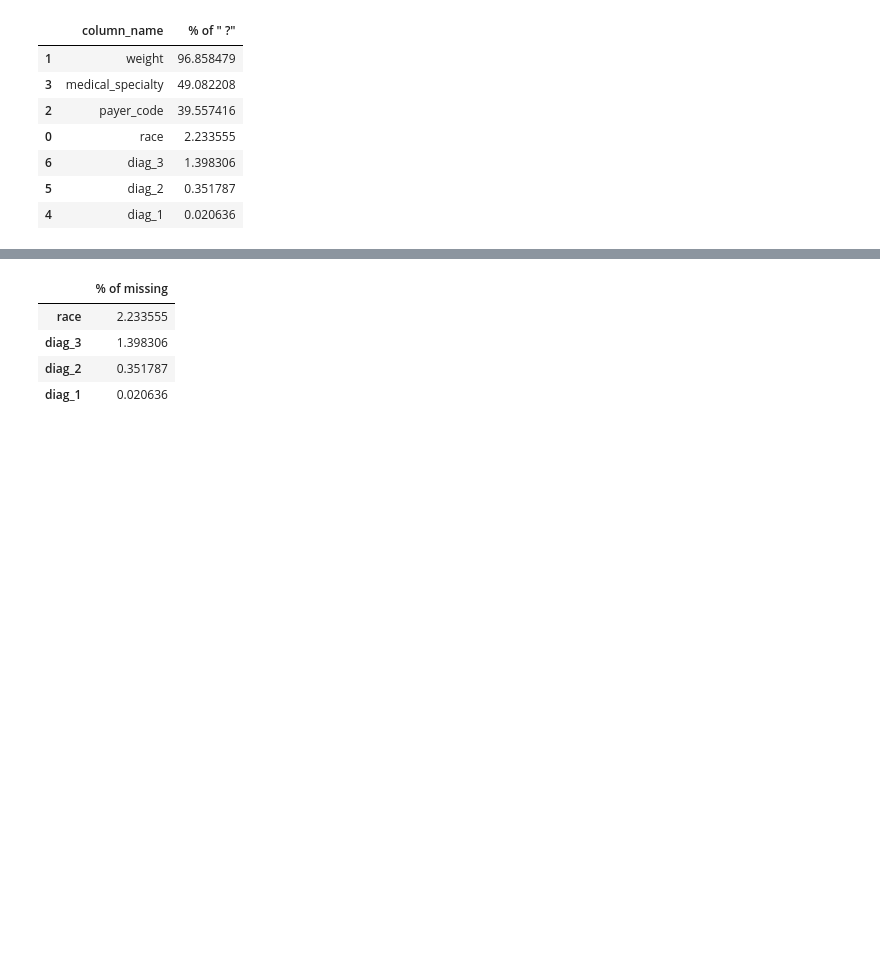
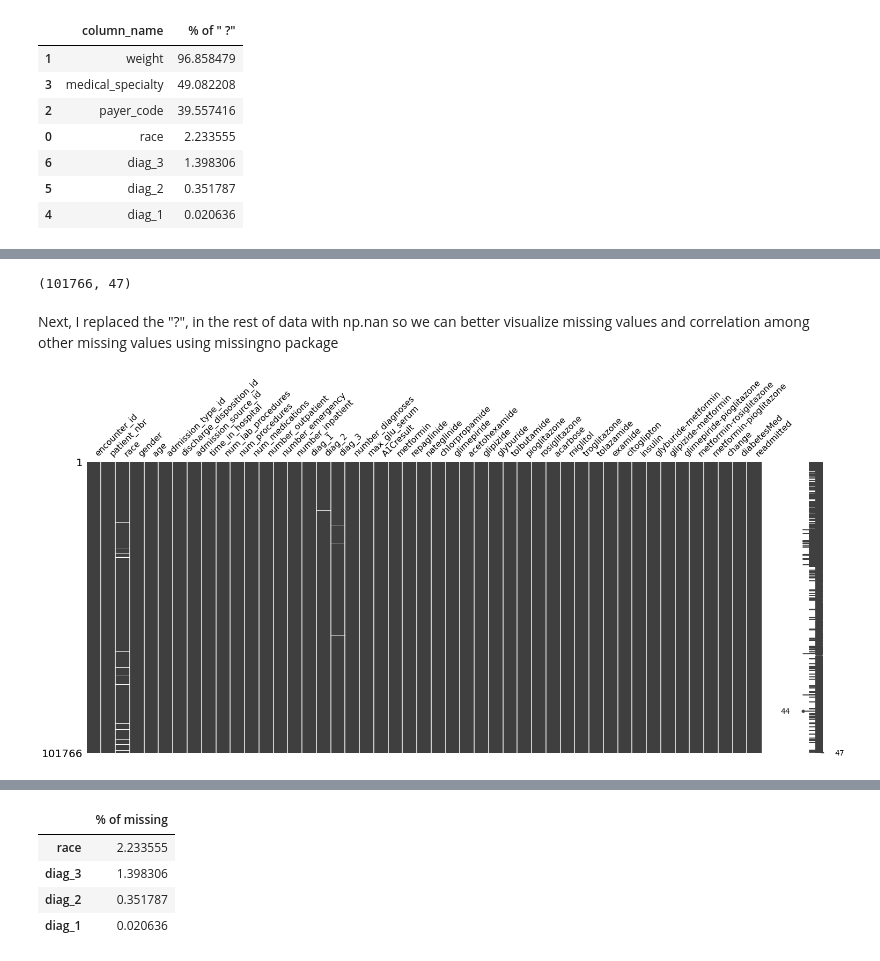
Before and after one commit to bertimoges/Diabetes_readmission_prediction, a Jupyter notebook: End_to_End_Project/Notebooks/DiabetesEDA.ipynb, the cells around one changed output, grey strips where cells are left out. Cells and saved outputs as stored; diff of their text form; code cells hidden in the pictures; blank space fills up the shorter version.

```diff
--- a/End_to_End_Project/Notebooks/DiabetesEDA.ipynb
+++ b/End_to_End_Project/Notebooks/DiabetesEDA.ipynb
@@ -82,4 +120,6 @@ df.sort_values(by = '% of \" ?\"', ascending=False)
 # %%
 DM_data.drop(['payer_code','medical_specialty', 'weight'], axis =1,inplace=True)
 # %%
-#DM_data.shape
+DM_data.shape
+# %% [output]
+(101766, 47)
@@ -89,3 +126,6 @@ DM_data.drop(['payer_code','medical_specialty', 'weight'], axis =1,inplace=True)
+# %% [markdown]
+Next, I replaced the "?", in the rest of data with np.nan so we can better visualize missing values and correlation among
+other missing values using missingno package
 # %%
 DM_data = DM_data.replace('?', np.nan)
 #DM_data.head()
@@ -94,3 +134,5 @@ DM_data = DM_data.replace('?', np.nan)
 # %%
-#msno.matrix(DM_data)
+msno.matrix(DM_data);
+# %% [output]
+[figure, added]
 # %%
```
Also changed, not shown: parts of 152 cells of this notebook.
